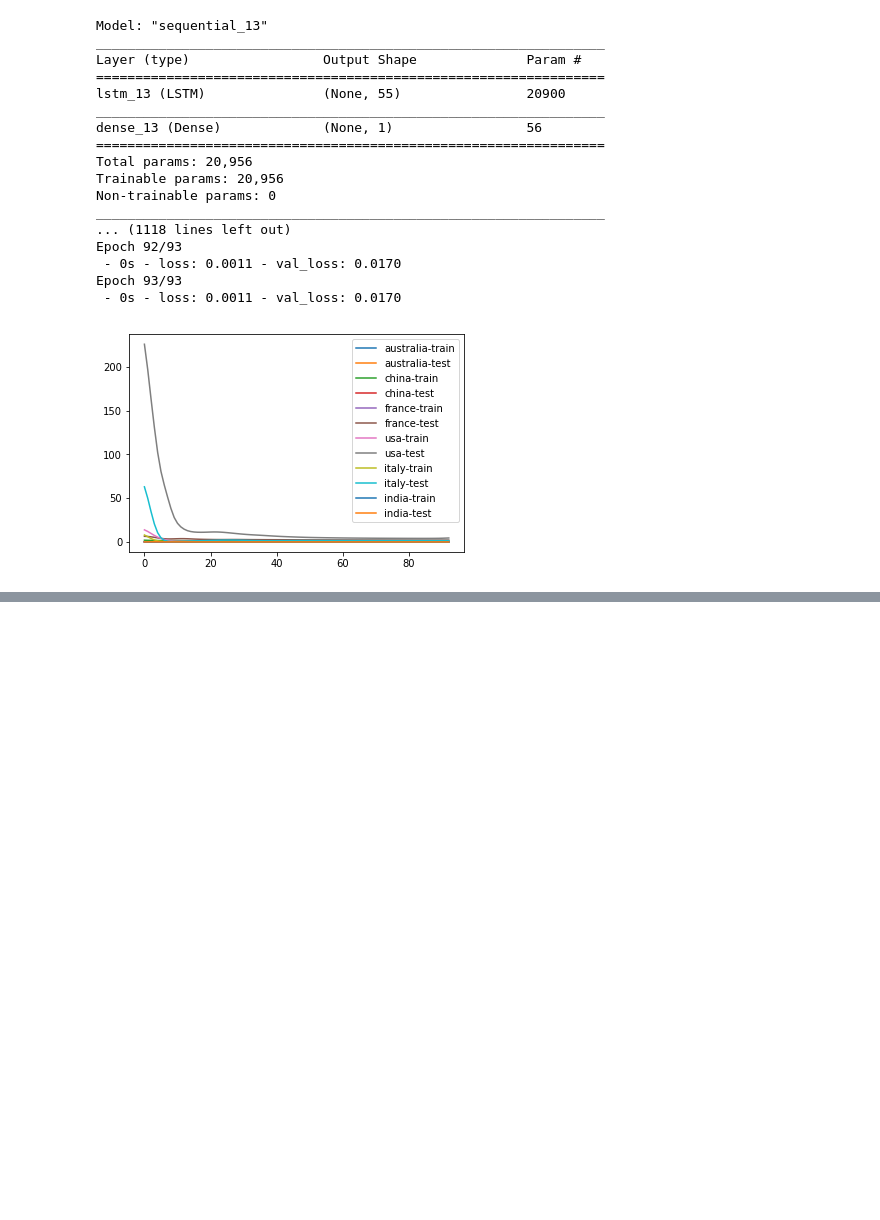
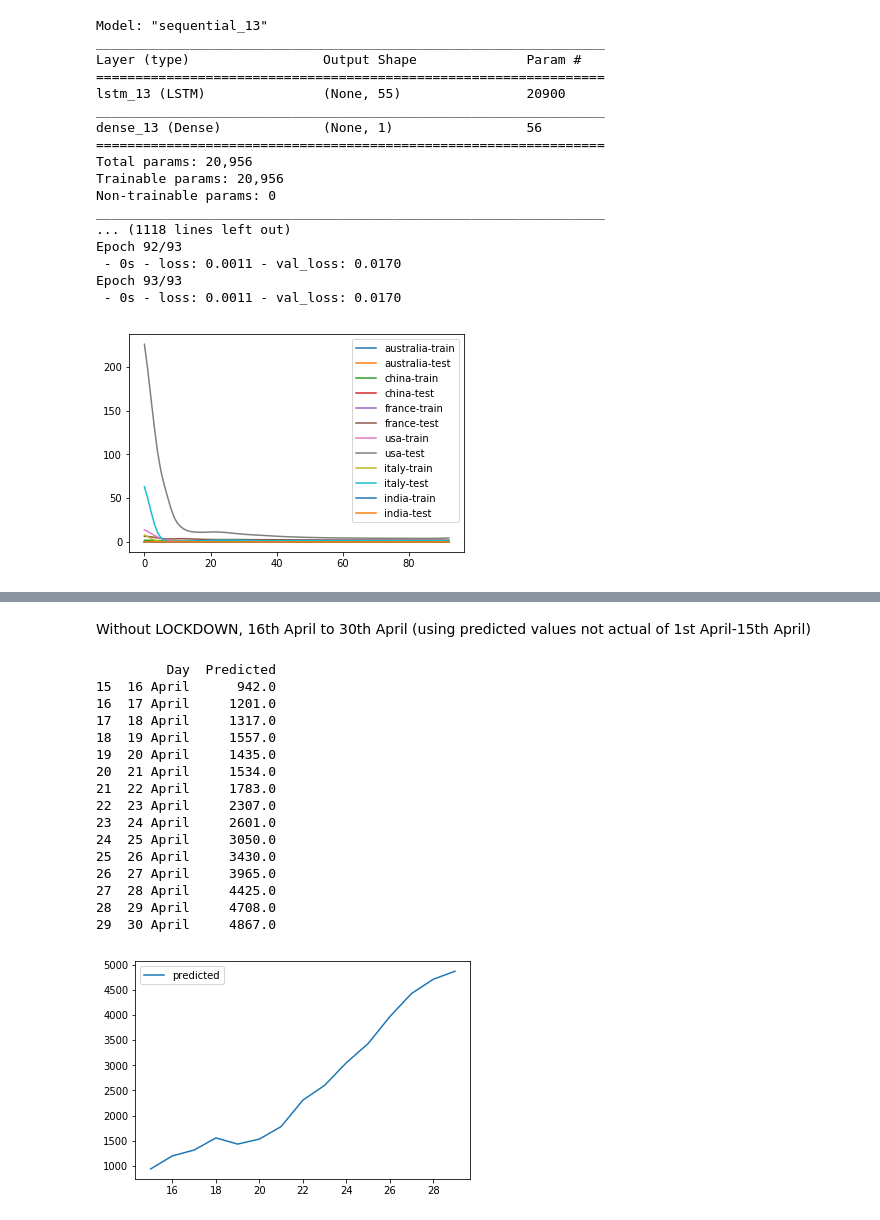
Before and after one commit to abdulsmapara/Covid-19-Trend-Predictor, a Jupyter notebook: src/covid-19-trend-predictor.ipynb, the cells around one changed output, grey strips where cells are left out. Saved outputs shown, nothing was run; the diff lists cells and outputs as text; code cells hidden in the pictures; blank space fills up the shorter version.

```diff
--- a/src/covid-19-trend-predictor.ipynb
+++ b/src/covid-19-trend-predictor.ipynb
@@ -445 +447,52 @@ RMSE =  91.10543342743067
 [figure]
+# %% [markdown]
+Without LOCKDOWN, 16th April to 30th April (using predicted values not actual of 1st April-15th April)
+# %%
+i = 15
+prediction = DataFrame()
+
+
+prev_date = '4/15/2020'
+for _ in range(15):
+    current_date = '4/'+str(i+1)+'/2020'
+    prev_date = current_date
+    df_partial = df_test['4/9/2020':current_date]
+    df_partial_timeseries = series_to_supervised(df_partial,7,1,True)
+    values = df_partial_timeseries.values
+    test_x = values[-1:,:-1]
+    test_X = test_x.reshape((test_x.shape[0], 1, test_x.shape[1]))
+    y_pred = model.predict(test_X, batch_size=batch_size)
+    y = y_pred[0]
+    x = test_X[0]
+    prediction.at[i,'Day']=str(i+1)+' April'
+    if y[0] < 0.0:
+        y[0] = 0.0
+    prediction.at[i,'Predicted'] = round(y[0]*1500)
+    df_test.at['4/'+str(i+1)+'/2020', 'Num_Cases'] = y[0]
+    i+=1
+
+print(prediction)
+# plt.figure(figsize=(5,5))
+#plt.plot(scaler.inverse_transform(scaled))
+
+plt.plot(prediction['Predicted'],label='predicted')
+plt.legend()
+plt.show()
+# %% [output]
+         Day  Predicted
+15  16 April      942.0
+16  17 April     1201.0
+17  18 April     1317.0
+18  19 April     1557.0
+19  20 April     1435.0
+20  21 April     1534.0
+21  22 April     1783.0
+22  23 April     2307.0
+23  24 April     2601.0
+24  25 April     3050.0
+25  26 April     3430.0
+26  27 April     3965.0
+27  28 April     4425.0
+28  29 April     4708.0
+29  30 April     4867.0
+[figure, added]
```
Also changed, not shown: parts of 5 cells of this notebook.
